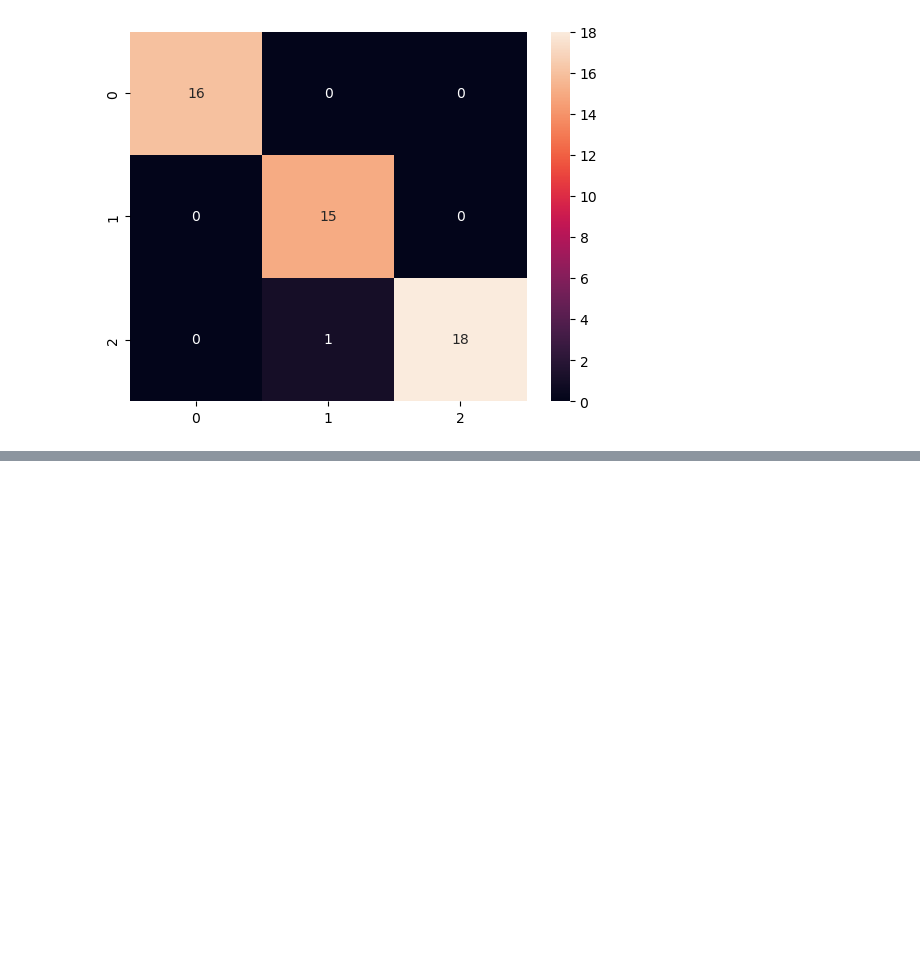
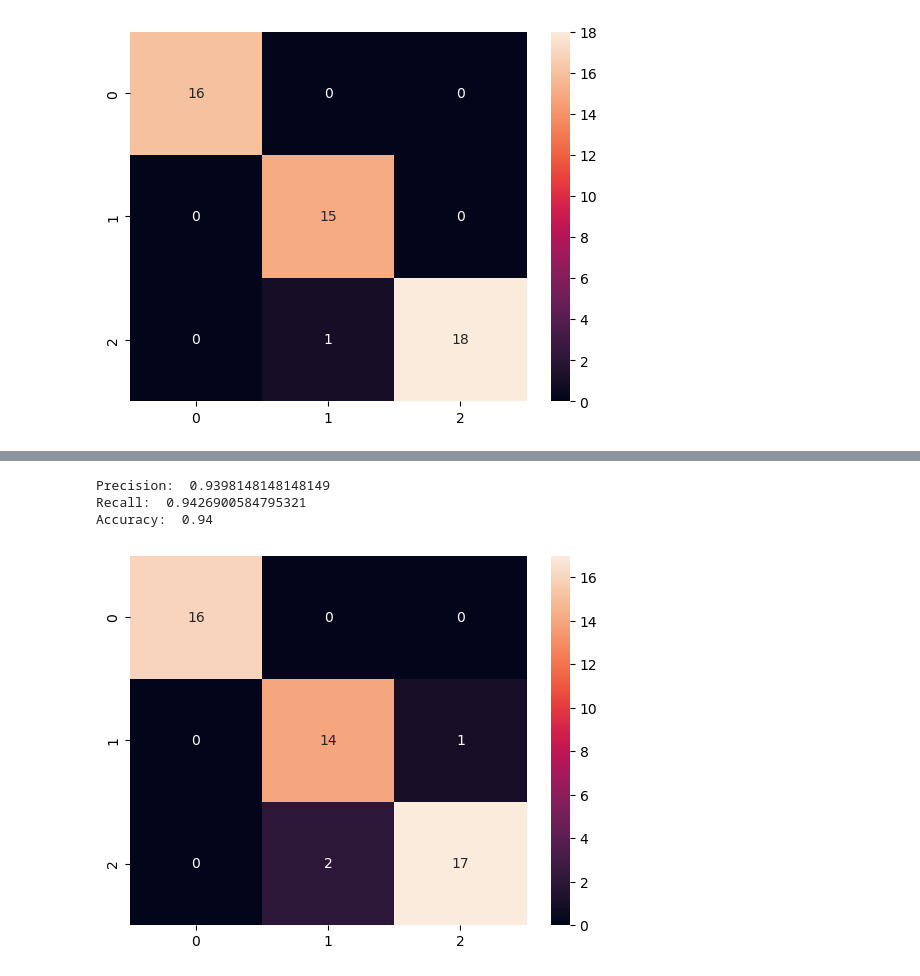
Before and after one commit to Jocelyn-Bournier/TAA_TP1NN, a Jupyter notebook: TP1_NN_BOURNIER_BOUAMRA.ipynb, the cells around one changed output, grey strips where cells are left out. Cells and saved outputs as stored; diff of their text form; code cells hidden in the pictures; blank space fills up the shorter version.

```diff
--- a/TP1_NN_BOURNIER_BOUAMRA.ipynb
+++ b/TP1_NN_BOURNIER_BOUAMRA.ipynb
@@ -191,0 +198,19 @@ perform
+# %%
+X_s, y_s = [], []
+for i in range(3):
+    sample = SplitAndSample(Xtr_scaled,ytr_scaled)
+    X_s.append(sample[0])
+    y_s.append(sample[1])
+
+X_s = np.array(X_s)
+y_s = np.array(y_s)
+bagging = Bagging(3)
+bagging.train(X_s, y_s)
+test_predictions = bagging.choose_prediction(Xt_scaled)
+# %%
+performance(yt_scaled, test_predictions)
+# %% [output]
+Precision:  0.9398148148148149
+Recall:  0.9426900584795321
+Accuracy:  0.94
+[figure, added]
```
Also changed, not shown: parts of 4 cells of this notebook.
